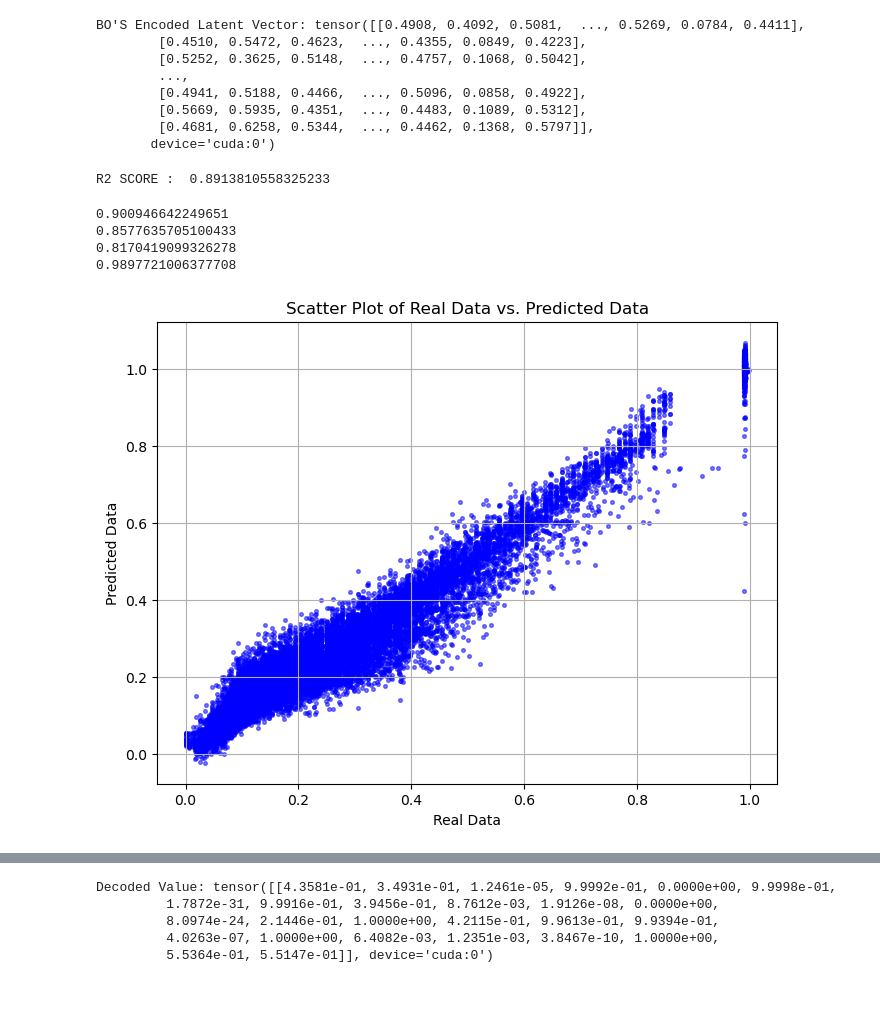
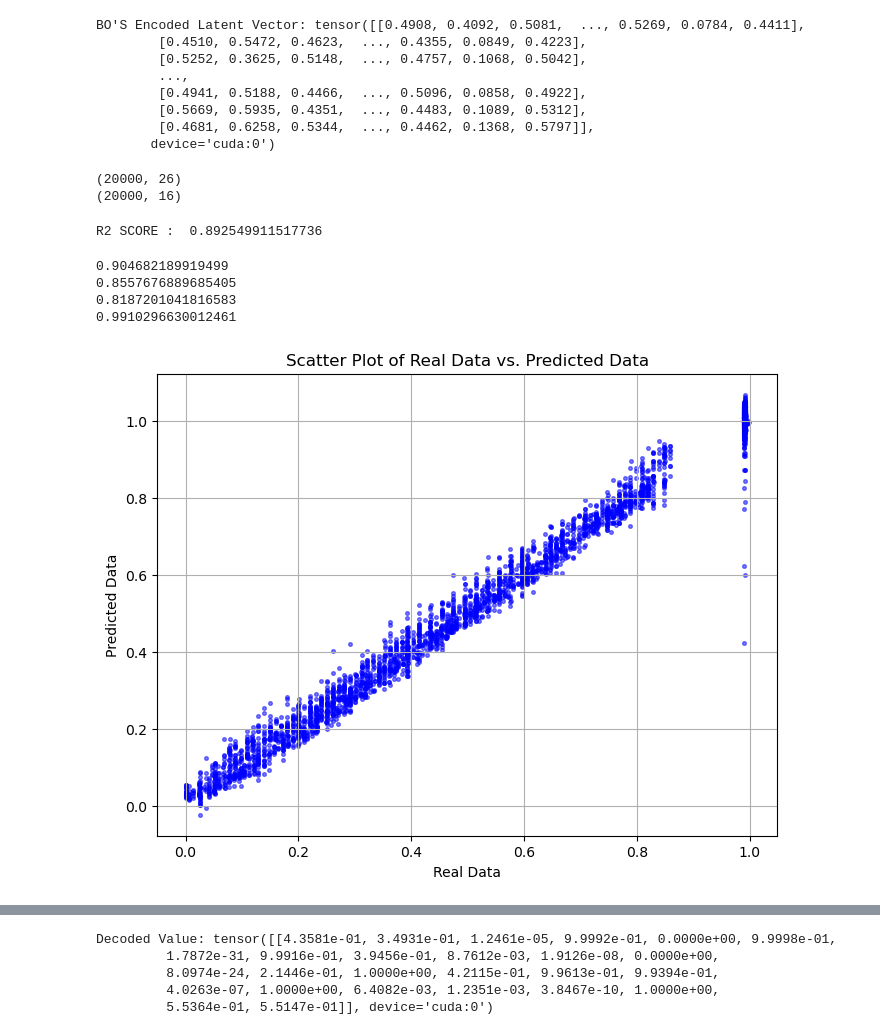
Before and after one commit to addb-swstarlab/DATATune, a Jupyter notebook: TADA_RocksDB_external_wk2.ipynb, the cells around one changed output, grey strips where cells are left out. Saved outputs shown, nothing was run; the diff lists cells and outputs as text; code cells hidden in the pictures; blank space fills up the shorter version.

```diff
--- a/TADA_RocksDB_external_wk2.ipynb
+++ b/TADA_RocksDB_external_wk2.ipynb
@@ -137,15 +131,20 @@ all_samples
 # %% [markdown]
 ### AutoEncoder (raw data + new data)
 # %%
-## 원본
+## config+internal
 from sklearn.preprocessing import MinMaxScaler,StandardScaler
 from sklearn.model_selection import train_test_split
 import torch
 from torch.utils.data import  TensorDataset, DataLoader
+import numpy as np
 
 # samples = pd.concat([configs,metrics], axis=1)
-scaler = MinMaxScaler()
-scaled_samples = scaler.fit_transform(all_samples)
+scaler_conf = MinMaxScaler()
+scaler_metric = MinMaxScaler()
+scaled_configs = scaler_conf.fit_transform(A_config)
+scaled_metrics = scaler_metric.fit_transform(ex_metrics)
+
+scaled_samples = np.concatenate([scaled_configs,scaled_metrics], axis=1)
 
 X_train, X_test = train_test_split(scaled_samples, test_size=0.2, shuffle=True)
 
@@ -154,30 +153,6 @@ dataset_te = TensorDataset(torch.tensor(X_test))
 
 trainloader = torch.utils.data.DataLoader(dataset_tr, batch_size=516, shuffle=True)
 testloader = torch.utils.data.DataLoader(dataset_te, batch_size=516, shuffle=True)
-# %%
-## 1. config, metrics 따로 minmax
-## config+internal
-from sklearn.preprocessing import MinMaxScaler,StandardScaler
-from sklearn.model_selection import train_test_split
-import torch
-from torch.utils.data import  TensorDataset, DataLoader
-import numpy as np
-
-# samples = pd.concat([configs,metrics], axis=1)
-scaler_conf = MinMaxScaler()
-scaler_metric = MinMaxScaler()
-scaled_configs = scaler_conf.fit_transform(A_config)
-scaled_metrics = scaler_metric.fit_transform(ex_metrics)
-
-scaled_samples = np.concatenate([scaled_configs,scaled_metrics], axis=1)
-
-X_train, X_test = train_test_split(scaled_samples, test_size=0.2, shuffle=True)
-
-dataset_tr = TensorDataset(torch.tensor(X_train))
-dataset_te = TensorDataset(torch.tensor(X_test))
-
-trainloader = torch.utils.data.DataLoader(dataset_tr, batch_size=516, shuffle=True)
-testloader = torch.utils.data.DataLoader(dataset_te, batch_size=516, shuffle=True)
 # %%
 ### 원본
 
@@ -238,7 +213,7 @@ trainloss = []
 validationloss = []
 epoch_list = []
 
-for epoch in range(8000):
+for epoch in range(10000):
   running_loss = 0
   model.train()
 
@@ -792,0 +1108,6 @@ BO'S Encoded Latent Vector: tensor([[0.4908, 0.4092, 0.5081,  ..., 0.5269, 0.078
+# %%
+print(ex_scaled_new_Samples_np.shape)
+print(encoded_vector_BO_np.shape)
+# %% [output]
+(20000, 26)
+(20000, 16)
@@ -819,30 +1158,30 @@ test_predictions = test_regressor.predict(lt_X_test)
 # print('BEST VALID SCORE : ', lt_regressor.best_cost)
 print('R2 SCORE : ' , r2_score(scaled_lt_y_test, test_predictions))
 # %% [output]
-R2 SCORE :  0.8913810558325233
+R2 SCORE :  0.892549911517736
 # %%
 print(r2_score(scaled_lt_y_test[:,0], test_predictions[:,0]))
 print(r2_score(scaled_lt_y_test[:,1], test_predictions[:,1]))
 print(r2_score(scaled_lt_y_test[:,2], test_predictions[:,2]))
 print(r2_score(scaled_lt_y_test[:,3], test_predictions[:,3]))
 # %% [output]
-0.900946642249651
-0.8577635705100433
-0.8170419099326278
-0.9897721006377708
+0.904682189919499
+0.8557676889685405
+0.8187201041816583
+0.9910296630012461
 # %%
 import matplotlib.pyplot as plt
 
 
 plt.figure(figsize=(8, 6))
-plt.scatter(scaled_lt_y_test, test_predictions , color='blue', alpha=0.5, s=7)
+plt.scatter(scaled_lt_y_test[:,3], test_predictions[:,3] , color='blue', alpha=0.5, s=7)
 plt.xlabel('Real Data')
 plt.ylabel('Predicted Data')
 plt.title('Scatter Plot of Real Data vs. Predicted Data')
 plt.grid(True)
 plt.show()
 # %% [output]
-[figure, old version]
+[figure, new version]
 # %%
 latent_pd = pd.DataFrame(encoded_vector_BO.cpu().numpy())
 latent_pd_T = latent_pd.T
```
Also changed, not shown: parts of 46 cells of this notebook.
